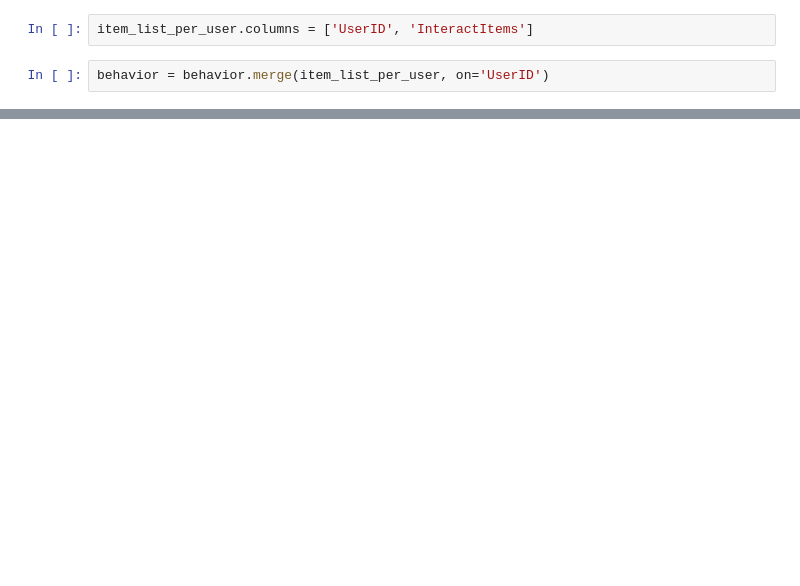
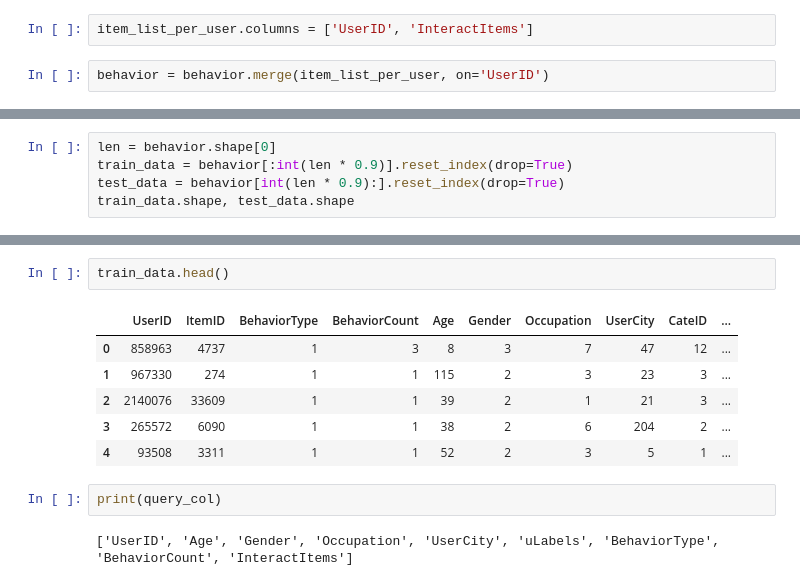
Before and after one commit to 2Mw/RS-Reproduce, a Jupyter notebook: notebooks/fliggy.ipynb, the cells around one changed output, grey strips where cells are left out. Saved outputs shown, nothing was run; the diff lists cells and outputs as text; blank space fills up the shorter version.

```diff
--- a/notebooks/fliggy.ipynb
+++ b/notebooks/fliggy.ipynb
@@ -215,0 +221,5 @@ query_col = USER_NAMES + ['BehaviorType']
+# %%
+len = behavior.shape[0]
+train_data = behavior[:int(len * 0.9)].reset_index(drop=True)
+test_data = behavior[int(len * 0.9):].reset_index(drop=True)
+train_data.shape, test_data.shape
@@ -215,0 +291,13 @@ query_col = USER_NAMES + ['BehaviorType']
+# %%
+train_data.head()
+# %% [output]
+|  | UserID | ItemID | BehaviorType | BehaviorCount | Age | Gender | Occupation | UserCity | CateID | ... |
+| 0 | 858963 | 4737 | 1 | 3 | 8 | 3 | 7 | 47 | 12 | ... |
+| 1 | 967330 | 274 | 1 | 1 | 115 | 2 | 3 | 23 | 3 | ... |
+| 2 | 2140076 | 33609 | 1 | 1 | 39 | 2 | 1 | 21 | 3 | ... |
+| 3 | 265572 | 6090 | 1 | 1 | 38 | 2 | 6 | 204 | 2 | ... |
+| 4 | 93508 | 3311 | 1 | 1 | 52 | 2 | 3 | 5 | 1 | ... |
+# %%
+print(query_col)
+# %% [output]
+['UserID', 'Age', 'Gender', 'Occupation', 'UserCity', 'uLabels', 'BehaviorType', 'BehaviorCount', 'InteractItems']
```
Also changed, not shown: parts of 14 cells of this notebook.
